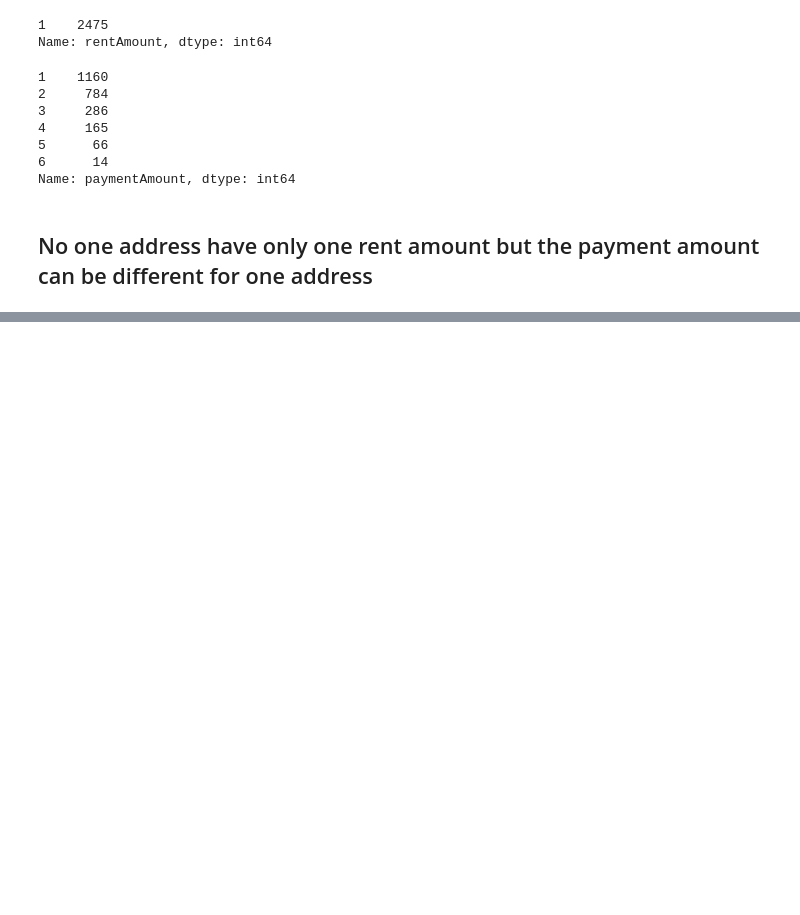
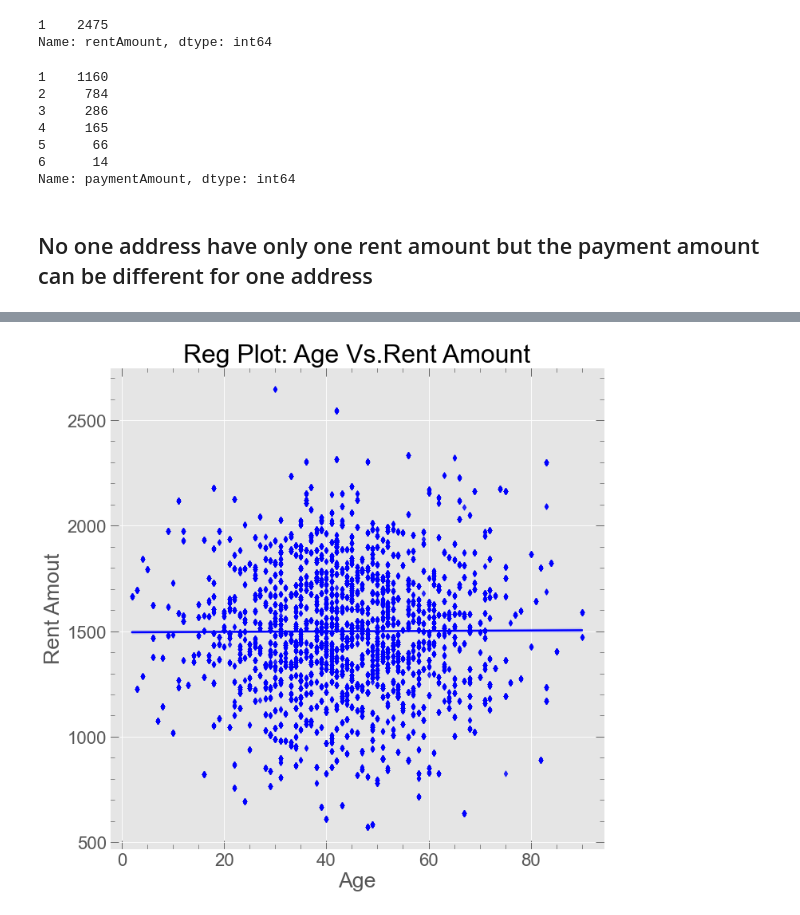
Before and after one commit to pandeysudip/Rental, a Jupyter notebook: 2.Data_Visulization.ipynb, the cells around one changed output, grey strips where cells are left out. Saved outputs shown, nothing was run; the diff lists cells and outputs as text; code cells hidden in the pictures; blank space fills up the shorter version.

```diff
--- a/2.Data_Visulization.ipynb
+++ b/2.Data_Visulization.ipynb
@@ -213,0 +248,13 @@ Name: paymentAmount, dtype: int64
+# %%
+#Plotting age and rent amount
+fig, ax = plt.subplots(figsize=(10,10))
+sns.regplot(x='age', y='rentAmount',
+           data=df_age,scatter_kws={'s':20},color='b',marker="d",ax=ax)
+ax.set_xlabel('Age')
+ax.set_ylabel('Rent Amout')
+ax.set_title('Reg Plot: Age Vs.Rent Amount')
+#ax.legend( loc='upper right',labels='paymentAmount')
+
+plt.show()
+# %% [output]
+[figure, added]
```
Also changed, not shown: parts of 32 cells of this notebook.
